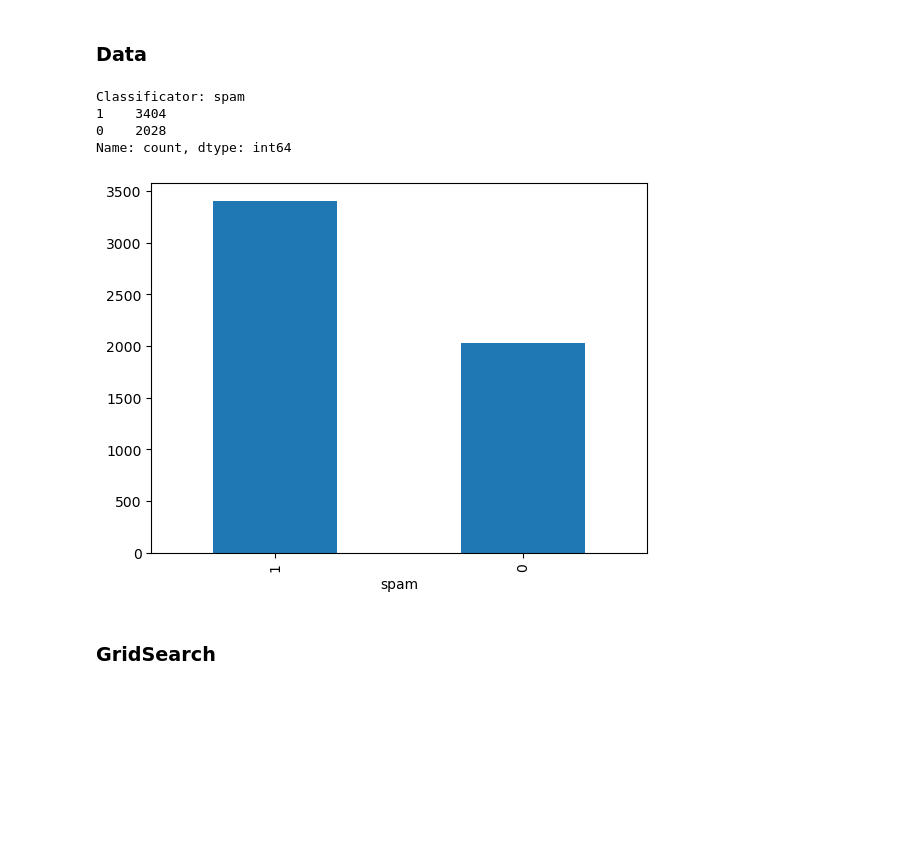
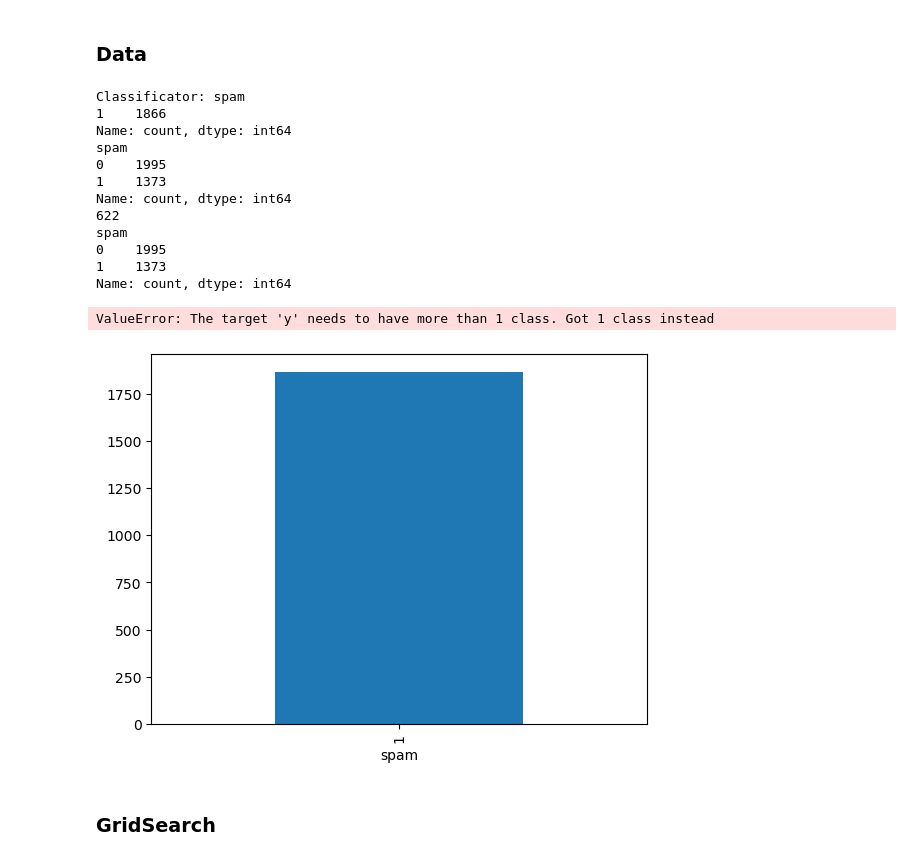
Before and after one commit to BeNNeTTcik/xgboost, a Jupyter notebook: notebooks/spam.ipynb, the cells around one changed output. Saved outputs shown, nothing was run; the diff lists cells and outputs as text; code cells hidden in the pictures; blank space fills up the shorter version.

```diff
--- a/notebooks/spam.ipynb
+++ b/notebooks/spam.ipynb
@@ -697,41 +719,59 @@ Please also refer to the documentation for alternative solver options:
 """ smote_data = pd.read_csv("D:\\ml\\xgboost-main\\data\\spambase\\smote_data.csv")
 boarderline_smote_data = pd.read_csv("D:\\ml\\xgboost-main\\data\\spambase\\smote_data.csv")
 gan_data = pd.read_csv("D:\\ml\\xgboost-main\\data\\spambase\\smote_data.csv")
 df_original = pd.read_csv("D:\\ml\\xgboost-main\\data\\spambase\\orginal_dataset.csv")
 X_test = pd.read_csv("D:\\ml\\xgboost-main\\data\\spambase\\test_data\\X_test.csv")
 y_test = pd.read_csv("D:\\ml\\xgboost-main\\data\\spambase\\test_data\\y_test.csv")
  """
 #sum up all df
 data1 = pd.concat([df_GAN, smote_data])
 sum_data = pd.concat([data1, df_GAN])
 
 target_num = sum_data['spam'].value_counts()
 print(f'Classificator: {target_num}')
 sum_data = sum_data.reset_index(drop=True)
 
 y_under = sum_data['spam']
 X_under = sum_data.drop(columns=["spam", "source"])
 
 pd.Series(y_under).value_counts().plot.bar()
 
 #undersampling
 RUS_train = {}
-num1 = df_GAN['spam'].value_counts().sum()
-num2 = df_original['spam'].value_counts().sum()
-under_samples = num2 - num1
-for i in range(0, 10):
+num2 = df_original['spam'].value_counts()
+print(num2)
 
-    RUS = RandomUnderSampler(random_state=i)
+if num2[0] > num2[1]:
+#num1 = Counter(y_under)
+    num1 = sum_data['spam'].value_counts().sum()
+
+    print(num1)
+    print(num2)
+    under_samples = num2 - num1
+    strategy = {0: under_samples, 1: under_samples}
+else:
+
+for i in range(1, 10):
+    RUS = RandomUnderSampler(random_state=i, sampling_strategy=strategy)
     X_res, y_res = RUS.fit_resample(X_under, y_under)
     RUS_train[f'X_RUS_{i}'] = X_res, y_res
 NM = NearMiss()
 X_NM, y_NM = NM.fit_resample(X_under, y_under)
 # %% [output]
 Classificator: spam
-1    3404
-0    2028
+1    1866
 Name: count, dtype: int64
+spam
+0    1995
+1    1373
+Name: count, dtype: int64
+622
+spam
+0    1995
+1    1373
+Name: count, dtype: int64
+ValueError: The target 'y' needs to have more than 1 class. Got 1 class instead
-[figure, old version]
+[figure, new version]
 # %%
 models_under = {
 
```
Also changed, not shown: parts of 2 cells of this notebook.
